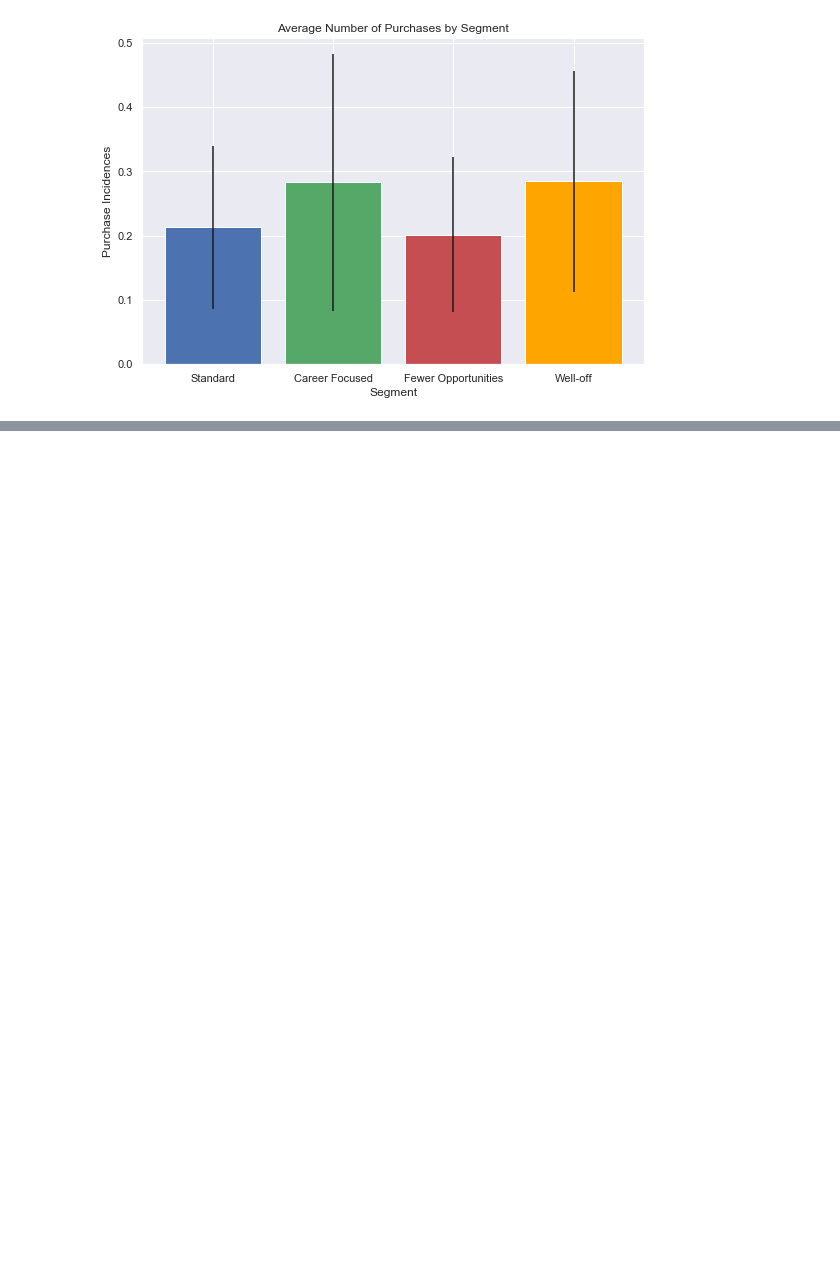
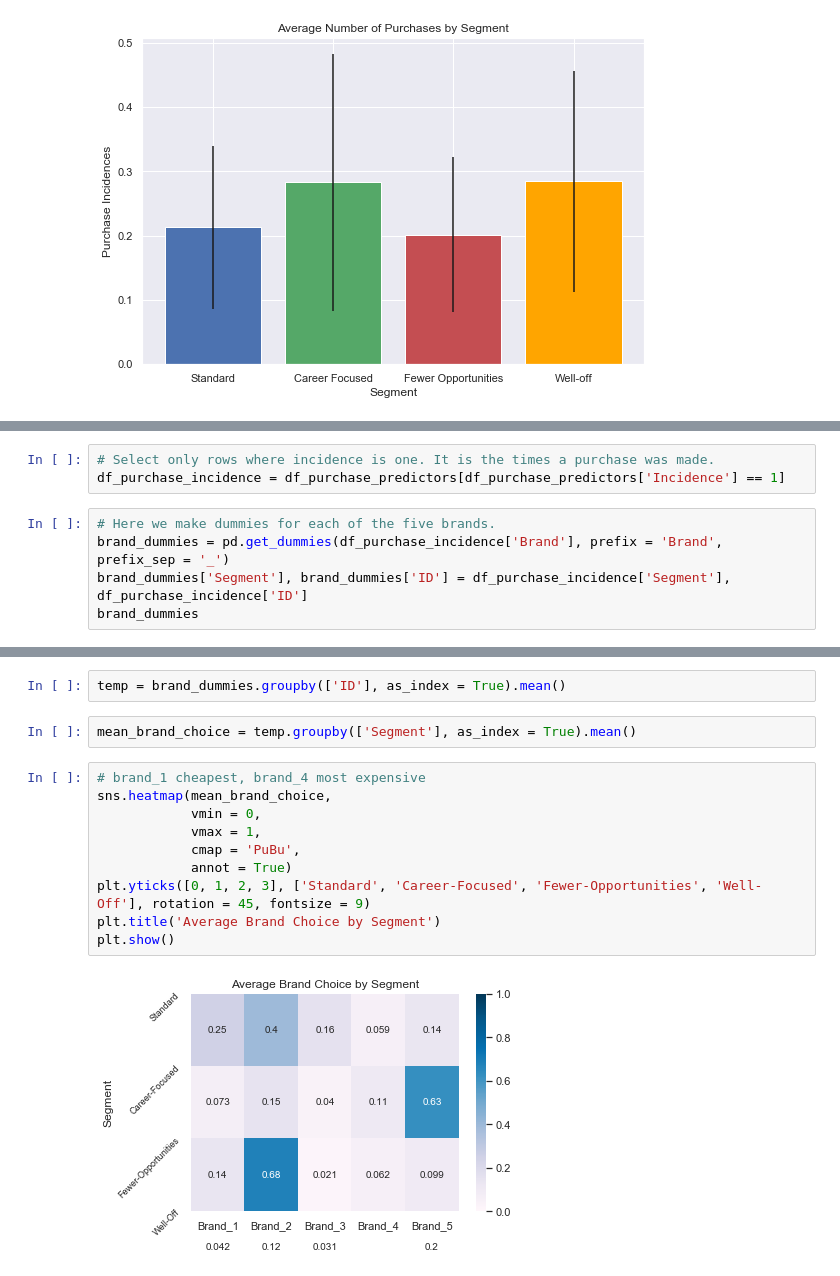
Before and after one commit to SimonSlominski/Data_Science, a Jupyter notebook: 01_Customer_Analytics/Descriptive_purchase_analytics.ipynb, the cells around one changed output, grey strips where cells are left out. Saved outputs shown, nothing was run; the diff lists cells and outputs as text; blank space fills up the shorter version.

Commit message:
Add brand choices to DPA

```diff
--- a/01_Customer_Analytics/Descriptive_purchase_analytics.ipynb
+++ b/01_Customer_Analytics/Descriptive_purchase_analytics.ipynb
@@ -301,0 +304,8 @@ Text(0.5, 1.0, 'Average Number of Purchases by Segment')
+# %%
+# Select only rows where incidence is one. It is the times a purchase was made.
+df_purchase_incidence = df_purchase_predictors[df_purchase_predictors['Incidence'] == 1]
+# %%
+# Here we make dummies for each of the five brands.
+brand_dummies = pd.get_dummies(df_purchase_incidence['Brand'], prefix = 'Brand', prefix_sep = '_')
+brand_dummies['Segment'], brand_dummies['ID'] = df_purchase_incidence['Segment'], df_purchase_incidence['ID']
+brand_dummies
@@ -301,0 +326,16 @@ Text(0.5, 1.0, 'Average Number of Purchases by Segment')
+# %%
+temp = brand_dummies.groupby(['ID'], as_index = True).mean()
+# %%
+mean_brand_choice = temp.groupby(['Segment'], as_index = True).mean()
+# %%
+# brand_1 cheapest, brand_4 most expensive
+sns.heatmap(mean_brand_choice,
+            vmin = 0,
+            vmax = 1,
+            cmap = 'PuBu',
+            annot = True)
+plt.yticks([0, 1, 2, 3], ['Standard', 'Career-Focused', 'Fewer-Opportunities', 'Well-Off'], rotation = 45, fontsize = 9)
+plt.title('Average Brand Choice by Segment')
+plt.show()
+# %% [output]
+[figure, added]
```
Also changed, not shown: parts of 2 cells of this notebook.
